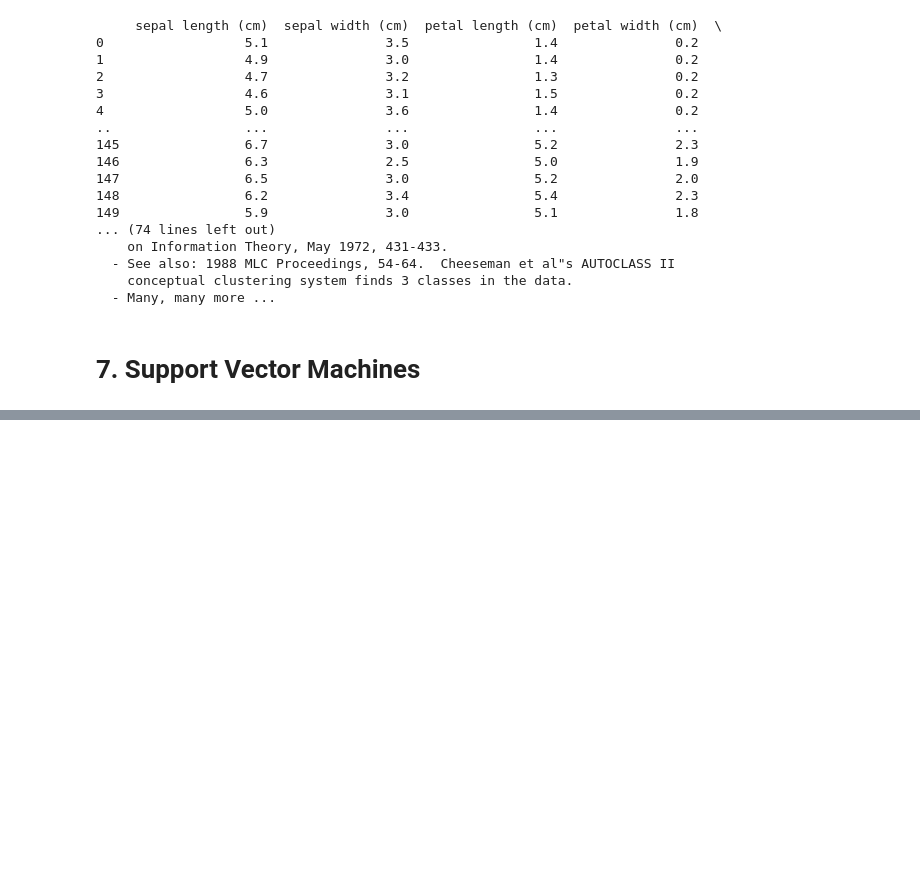
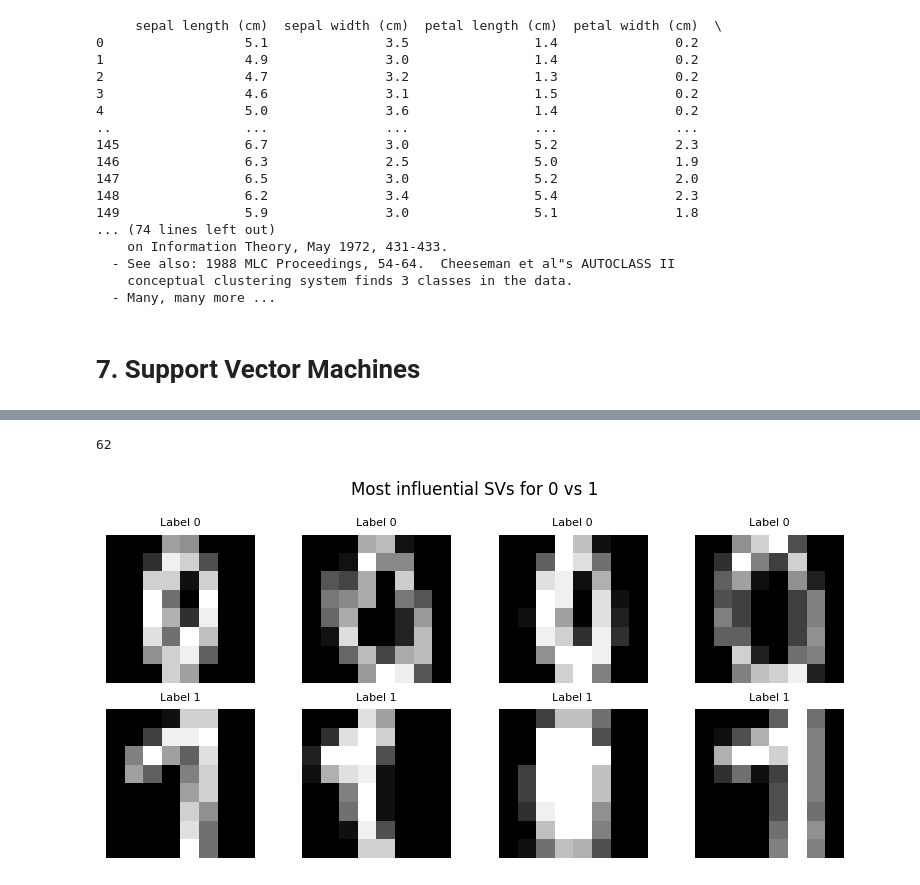
Before and after one commit to Kristufoskinas/Homework-1, a Jupyter notebook: homework_1_setup.ipynb, the cells around one changed output, grey strips where cells are left out. Drawn from its saved outputs; the diff is of its cells as text; code cells hidden in the pictures; blank space fills up the shorter version.

```diff
--- a/homework_1_setup.ipynb
+++ b/homework_1_setup.ipynb
@@ -300,0 +341,33 @@ Optical recognition of handwritten digits dataset
+# %%
+# Following code is for 7c
+
+
+
+mask_01    = (pair_coefs != 0) & np.isin(sv_labels, [0, 1])
+infl       = np.abs(pair_coefs[mask_01])
+labels_01  = sv_labels[mask_01]
+
+print(len(labels_01))
+
+# pick top-4 per class by influence
+top_idx = []
+for digit in (0, 1):
+    ids   = indices_01[labels_01 == digit]
+    inf   = infl[labels_01 == digit]
+    top   = ids[np.argsort(-inf)[:4]]
+    top_idx.extend(top)
+
+# plot
+fig, ax = plt.subplots(2, 4, figsize=(8, 4))
+fig.suptitle("Most influential SVs for 0 vs 1")
+
+for k, idx in enumerate(top_idx):
+    img = X_train[idx].reshape(8, 8)
+    ax.flat[k].imshow(img, cmap="gray")
+    ax.flat[k].set_title(f"Label {y_train[idx]}", fontsize=8)
+    ax.flat[k].axis("off")
+
+plt.tight_layout()
+# %% [output]
+62
+[figure, added]
```
Also changed, not shown: parts of 2 cells of this notebook.
